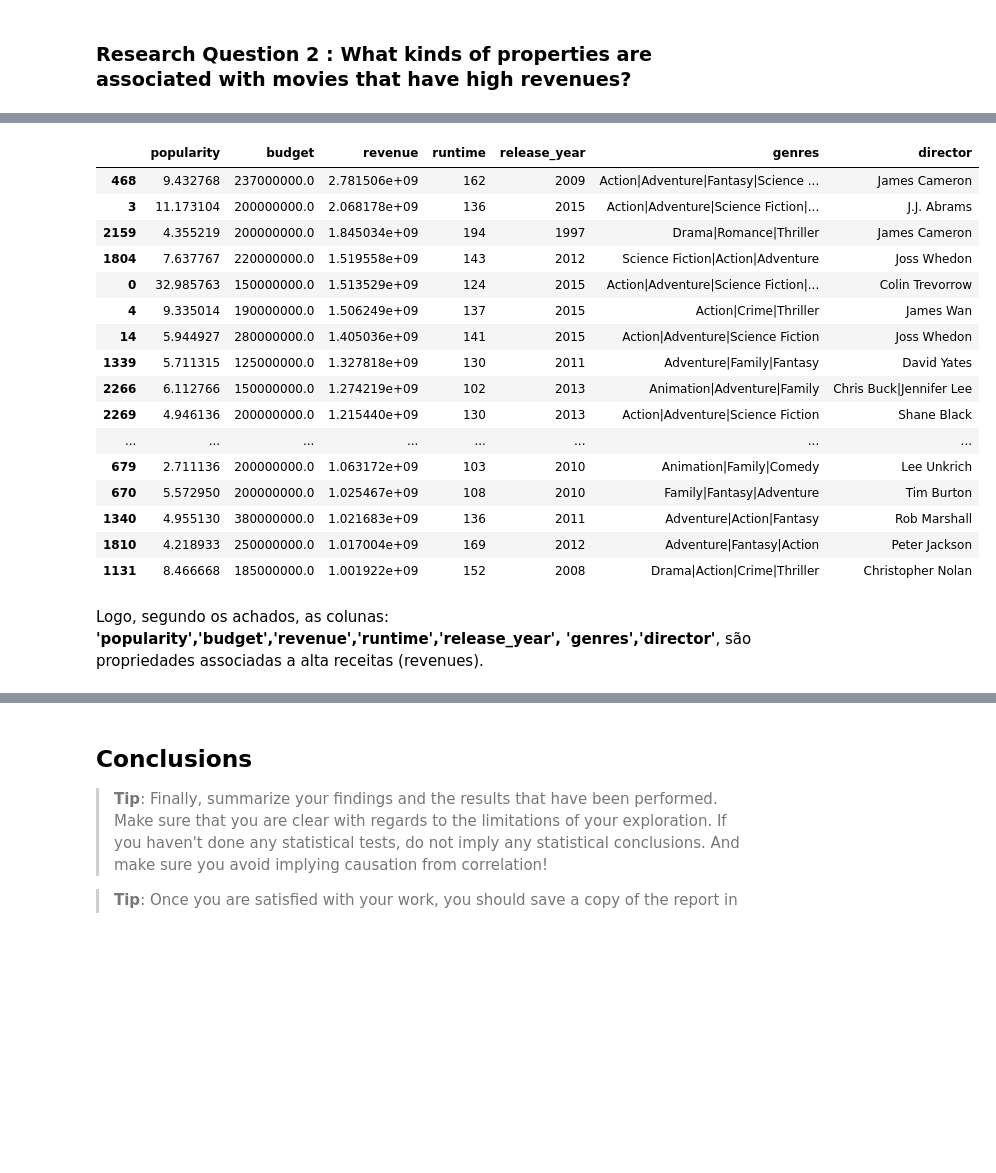
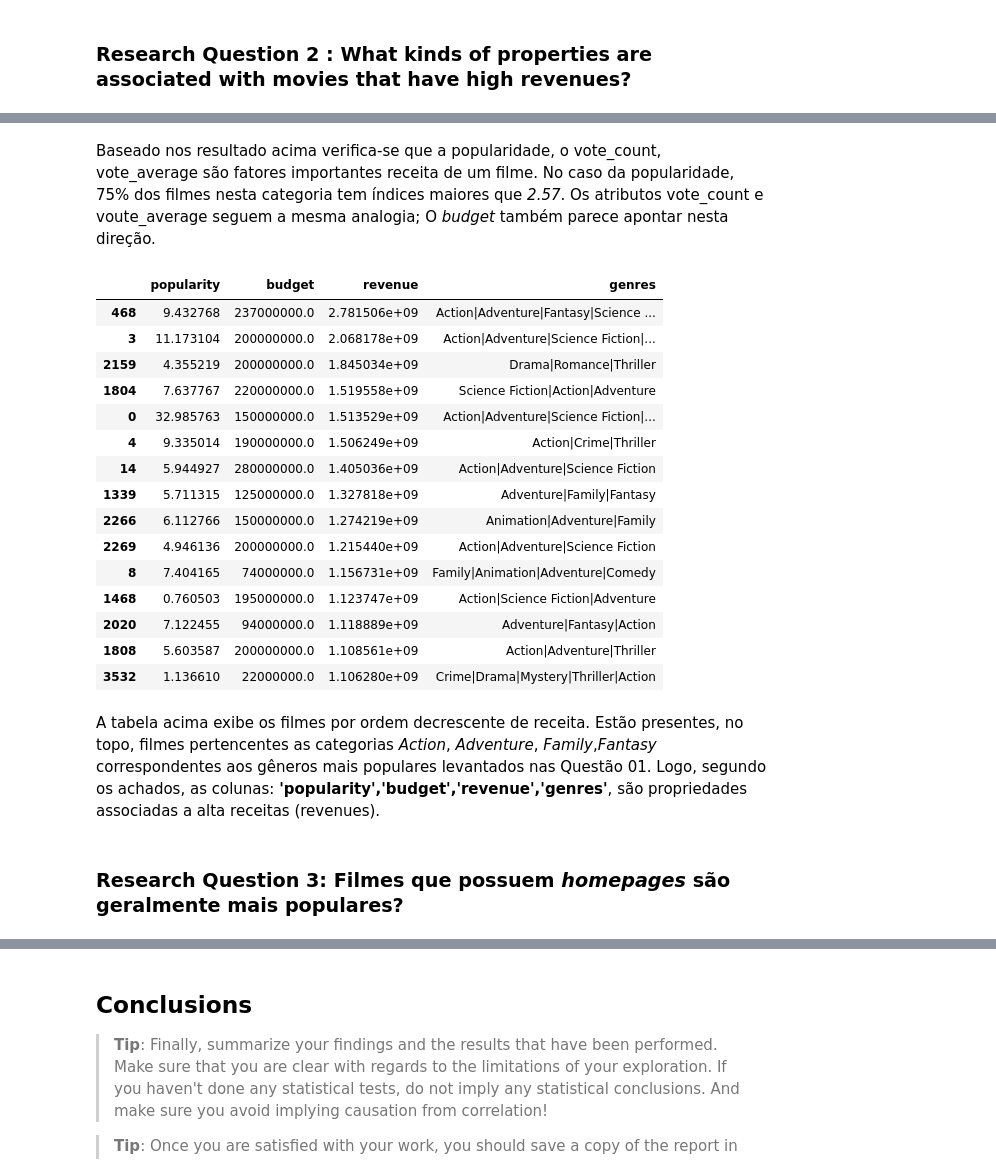
Before and after one commit to KelenAcquati/Project-Investigate-Dataset-Final, a Jupyter notebook: investigate-a-dataset-template.ipynb, the cells around one changed output, grey strips where cells are left out. Cells and saved outputs as stored; diff of their text form; code cells hidden in the pictures; blank space fills up the shorter version.

```diff
--- a/investigate-a-dataset-template.ipynb
+++ b/investigate-a-dataset-template.ipynb
@@ -295,5 +334,5 @@ Pelo gráfico acima e considerando que os mais populares tem uma polularidade m
 
 df = pd.read_csv('movie-data.csv')
 # %%
-high_revenue = df[df.revenue >= 1e+9]
+high_revenue = df[df.revenue >= 5e+8]
 # %% [markdown]
@@ -315,25 +352,28 @@ Com base na tabela anterior, obtida pelo comando describe do Pandas, as colunas
+# %% [markdown]
+Baseado nos resultado acima verifica-se que a popularidade, o vote_count, vote_average são fatores importantes receita de um filme.  No caso da popularidade, 75% dos filmes nesta categoria tem índices maiores que *2.57*. Os atributos vote_count e voute_average seguem a mesma analogia; O *budget* também parece apontar nesta direção.
 # %%
 # Propriedades x Revenue
 
-colunas = ['popularity','budget','revenue','runtime','release_year','genres','director']
-high_revenue[colunas].sort_values('revenue',ascending=False)
+colunas = ['popularity','budget','revenue','genres']
+high_revenue[colunas].sort_values('revenue',ascending=False).head(15)
 # %% [output]
-|  | popularity | budget | revenue | runtime | release_year | genres | director |
-| 468 | 9.432768 | 237000000.0 | 2.781506e+09 | 162 | 2009 | Action|Adventure|Fantasy|Science ... | James Cameron |
-| 3 | 11.173104 | 200000000.0 | 2.068178e+09 | 136 | 2015 | Action|Adventure|Science Fiction|... | J.J. Abrams |
-| 2159 | 4.355219 | 200000000.0 | 1.845034e+09 | 194 | 1997 | Drama|Romance|Thriller | James Cameron |
-| 1804 | 7.637767 | 220000000.0 | 1.519558e+09 | 143 | 2012 | Science Fiction|Action|Adventure | Joss Whedon |
-| 0 | 32.985763 | 150000000.0 | 1.513529e+09 | 124 | 2015 | Action|Adventure|Science Fiction|... | Colin Trevorrow |
-| 4 | 9.335014 | 190000000.0 | 1.506249e+09 | 137 | 2015 | Action|Crime|Thriller | James Wan |
-| 14 | 5.944927 | 280000000.0 | 1.405036e+09 | 141 | 2015 | Action|Adventure|Science Fiction | Joss Whedon |
-| 1339 | 5.711315 | 125000000.0 | 1.327818e+09 | 130 | 2011 | Adventure|Family|Fantasy | David Yates |
-| 2266 | 6.112766 | 150000000.0 | 1.274219e+09 | 102 | 2013 | Animation|Adventure|Family | Chris Buck|Jennifer Lee |
-| 2269 | 4.946136 | 200000000.0 | 1.215440e+09 | 130 | 2013 | Action|Adventure|Science Fiction | Shane Black |
-| ... | ... | ... | ... | ... | ... | ... | ... |
-| 679 | 2.711136 | 200000000.0 | 1.063172e+09 | 103 | 2010 | Animation|Family|Comedy | Lee Unkrich |
-| 670 | 5.572950 | 200000000.0 | 1.025467e+09 | 108 | 2010 | Family|Fantasy|Adventure | Tim Burton |
-| 1340 | 4.955130 | 380000000.0 | 1.021683e+09 | 136 | 2011 | Adventure|Action|Fantasy | Rob Marshall |
-| 1810 | 4.218933 | 250000000.0 | 1.017004e+09 | 169 | 2012 | Adventure|Fantasy|Action | Peter Jackson |
-| 1131 | 8.466668 | 185000000.0 | 1.001922e+09 | 152 | 2008 | Drama|Action|Crime|Thriller | Christopher Nolan |
+|  | popularity | budget | revenue | genres |
+| 468 | 9.432768 | 237000000.0 | 2.781506e+09 | Action|Adventure|Fantasy|Science ... |
+| 3 | 11.173104 | 200000000.0 | 2.068178e+09 | Action|Adventure|Science Fiction|... |
+| 2159 | 4.355219 | 200000000.0 | 1.845034e+09 | Drama|Romance|Thriller |
+| 1804 | 7.637767 | 220000000.0 | 1.519558e+09 | Science Fiction|Action|Adventure |
+| 0 | 32.985763 | 150000000.0 | 1.513529e+09 | Action|Adventure|Science Fiction|... |
+| 4 | 9.335014 | 190000000.0 | 1.506249e+09 | Action|Crime|Thriller |
+| 14 | 5.944927 | 280000000.0 | 1.405036e+09 | Action|Adventure|Science Fiction |
+| 1339 | 5.711315 | 125000000.0 | 1.327818e+09 | Adventure|Family|Fantasy |
+| 2266 | 6.112766 | 150000000.0 | 1.274219e+09 | Animation|Adventure|Family |
+| 2269 | 4.946136 | 200000000.0 | 1.215440e+09 | Action|Adventure|Science Fiction |
+| 8 | 7.404165 | 74000000.0 | 1.156731e+09 | Family|Animation|Adventure|Comedy |
+| 1468 | 0.760503 | 195000000.0 | 1.123747e+09 | Action|Science Fiction|Adventure |
+| 2020 | 7.122455 | 94000000.0 | 1.118889e+09 | Adventure|Fantasy|Action |
+| 1808 | 5.603587 | 200000000.0 | 1.108561e+09 | Action|Adventure|Thriller |
+| 3532 | 1.136610 | 22000000.0 | 1.106280e+09 | Crime|Drama|Mystery|Thriller|Action |
 # %% [markdown]
-Logo, segundo os achados, as colunas: **'popularity','budget','revenue','runtime','release_year', 'genres','director'**, são propriedades associadas a alta receitas (revenues).
+A tabela acima exibe os filmes por ordem decrescente de receita. Estão presentes, no topo, filmes pertencentes as categorias *Action*, *Adventure*, *Family*,*Fantasy* correspondentes aos gêneros mais populares levantados nas Questão 01. Logo, segundo os achados, as colunas: **'popularity','budget','revenue','genres'**, são propriedades associadas a alta receitas (revenues).
+# %% [markdown]
+### Research Question 3: Filmes que possuem *homepages* são geralmente mais populares?
```
Also changed, not shown: parts of 36 cells of this notebook.
